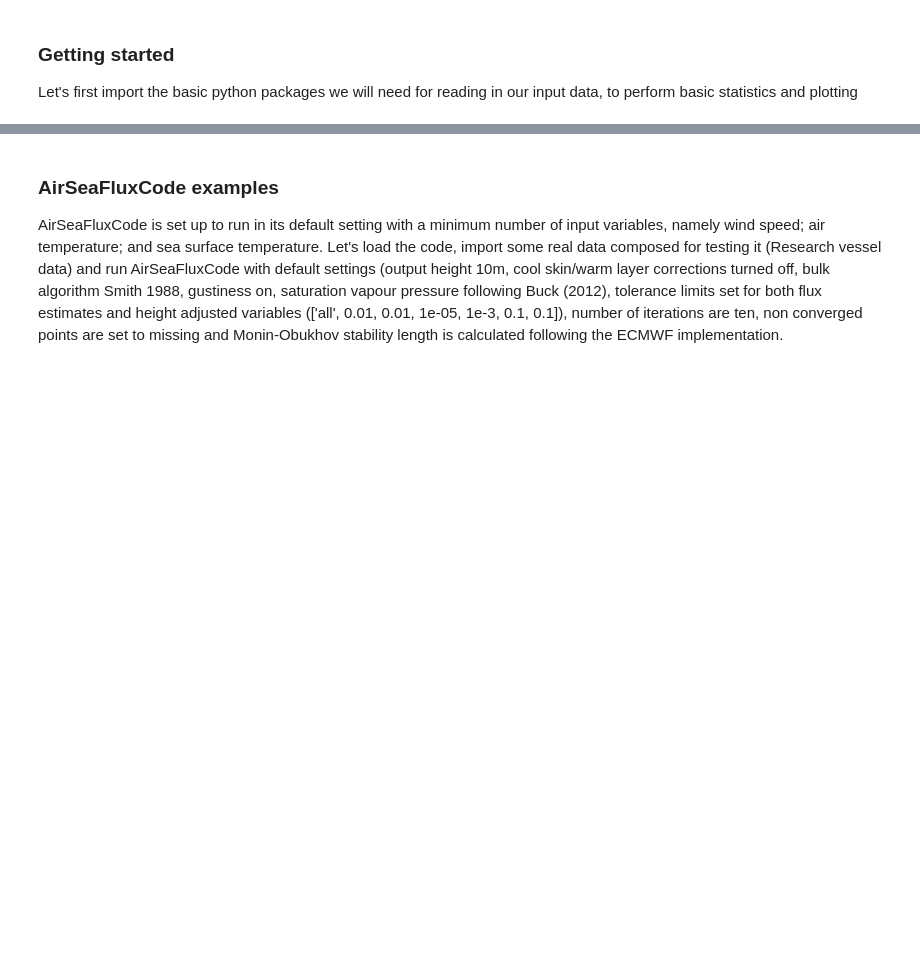
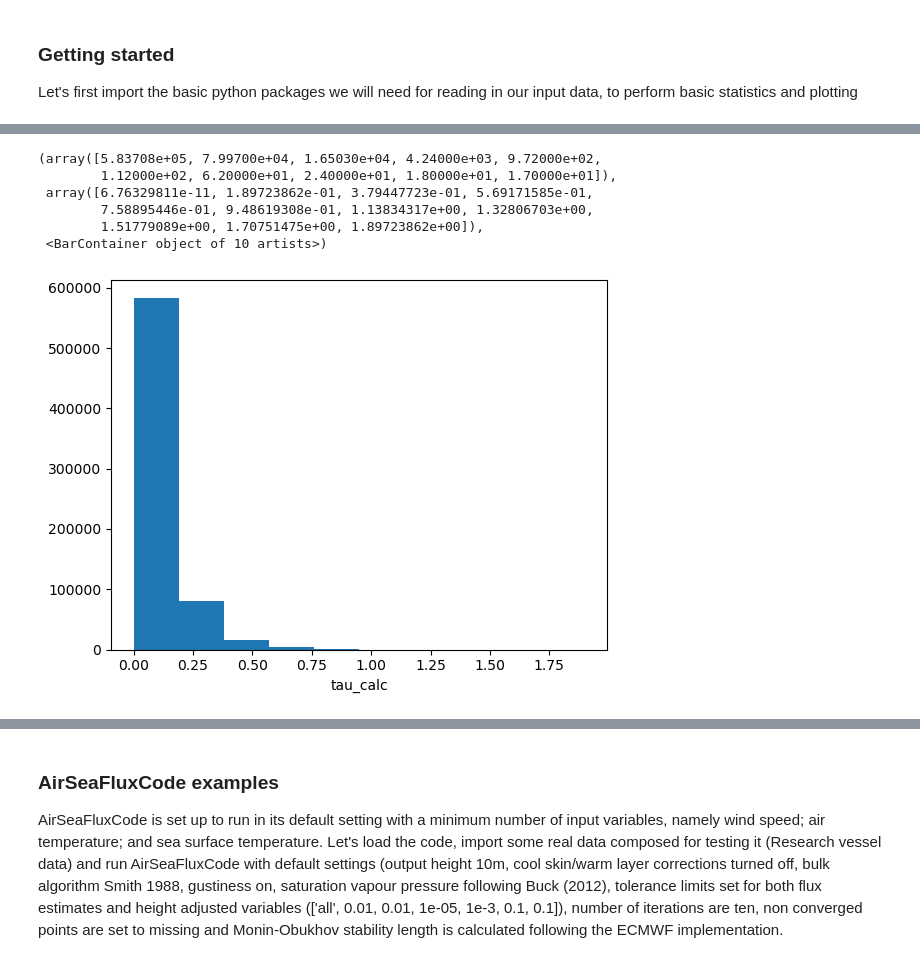
Before and after one commit to bobbyantonio/AirSeaFluxCode, a Jupyter notebook: ASFC_notebook.ipynb, the cells around one changed output, grey strips where cells are left out. Drawn from its saved outputs; the diff is of its cells as text; code cells hidden in the pictures; blank space fills up the shorter version.

```diff
--- a/ASFC_notebook.ipynb
+++ b/ASFC_notebook.ipynb
@@ -26,0 +285,10 @@ please provide us feedback at https://github.com/pandas-dev/pandas/issues/54466
+# %%
+res_ds['tau_calc'].plot.hist()
+# %% [output]
+(array([5.83708e+05, 7.99700e+04, 1.65030e+04, 4.24000e+03, 9.72000e+02,
+        1.12000e+02, 6.20000e+01, 2.40000e+01, 1.80000e+01, 1.70000e+01]),
+ array([6.76329811e-11, 1.89723862e-01, 3.79447723e-01, 5.69171585e-01,
+        7.58895446e-01, 9.48619308e-01, 1.13834317e+00, 1.32806703e+00,
+        1.51779089e+00, 1.70751475e+00, 1.89723862e+00]),
+ <BarContainer object of 10 artists>)
+[figure, added]
```
Also changed, not shown: parts of 33 cells of this notebook, 14 other files.
